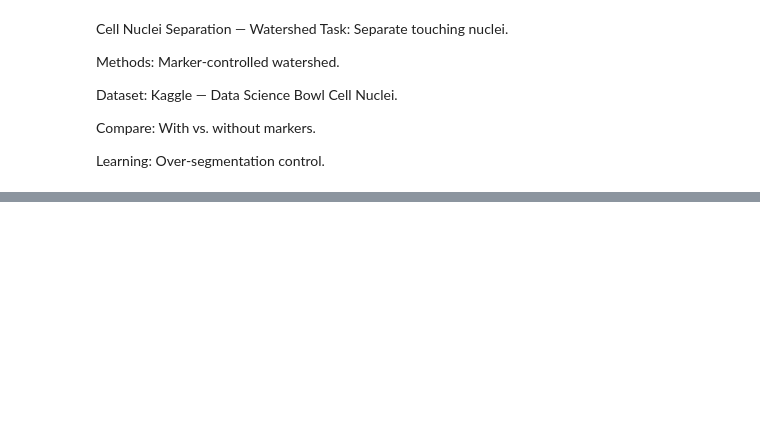
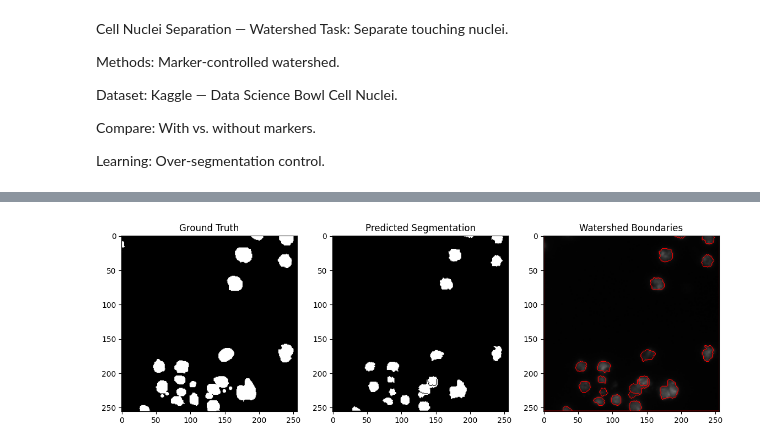
Before and after one commit to NIkunj-17/DeepLearning-for-Medical-Images-MiniProjects, a Jupyter notebook: Cell_Nuclei_Segmentation_(Watershed)/main.ipynb, the cells around one changed output, grey strips where cells are left out. Cells and saved outputs as stored; diff of their text form; code cells hidden in the pictures; blank space fills up the shorter version.

```diff
--- a/Cell_Nuclei_Segmentation_(Watershed)/main.ipynb
+++ b/Cell_Nuclei_Segmentation_(Watershed)/main.ipynb
@@ -87,0 +36,21 @@ plt.show()
+# %%
+kernel = np.ones((3,3), np.uint8)
+
+opening = cv2.morphologyEx(gt_mask, cv2.MORPH_OPEN, kernel, iterations=2)
+sure_bg = cv2.dilate(opening, kernel, iterations=3)
+
+dist = cv2.distanceTransform(opening, cv2.DIST_L2, 5)
+
+_, sure_fg = cv2.threshold(dist, 0.4*dist.max(), 255, 0)
+sure_fg = np.uint8(sure_fg)
+
+unknown = cv2.subtract(sure_bg, sure_fg)
+
+_, markers = cv2.connectedComponents(sure_fg)
+markers = markers + 1
+markers[unknown==255] = 0
+
+markers = cv2.watershed(cv2.cvtColor(img, cv2.COLOR_RGB2BGR), markers)
+
+pred_mask = np.zeros_like(gt_mask)
+pred_mask[markers > 1] = 255   # segmented nuclei
@@ -87,0 +76,21 @@ plt.show()
+# %%
+result = img.copy()
+result[markers == -1] = [255,0,0]
+
+plt.figure(figsize=(14,6))
+
+plt.subplot(1,3,1)
+plt.title("Ground Truth")
+plt.imshow(gt_mask, cmap='gray')
+
+plt.subplot(1,3,2)
+plt.title("Predicted Segmentation")
+plt.imshow(pred_mask, cmap='gray')
+
+plt.subplot(1,3,3)
+plt.title("Watershed Boundaries")
+plt.imshow(result)
+
+plt.show()
+# %% [output]
+[figure, added]
```
Also changed, not shown: parts of 7 cells of this notebook, 2 other files.
